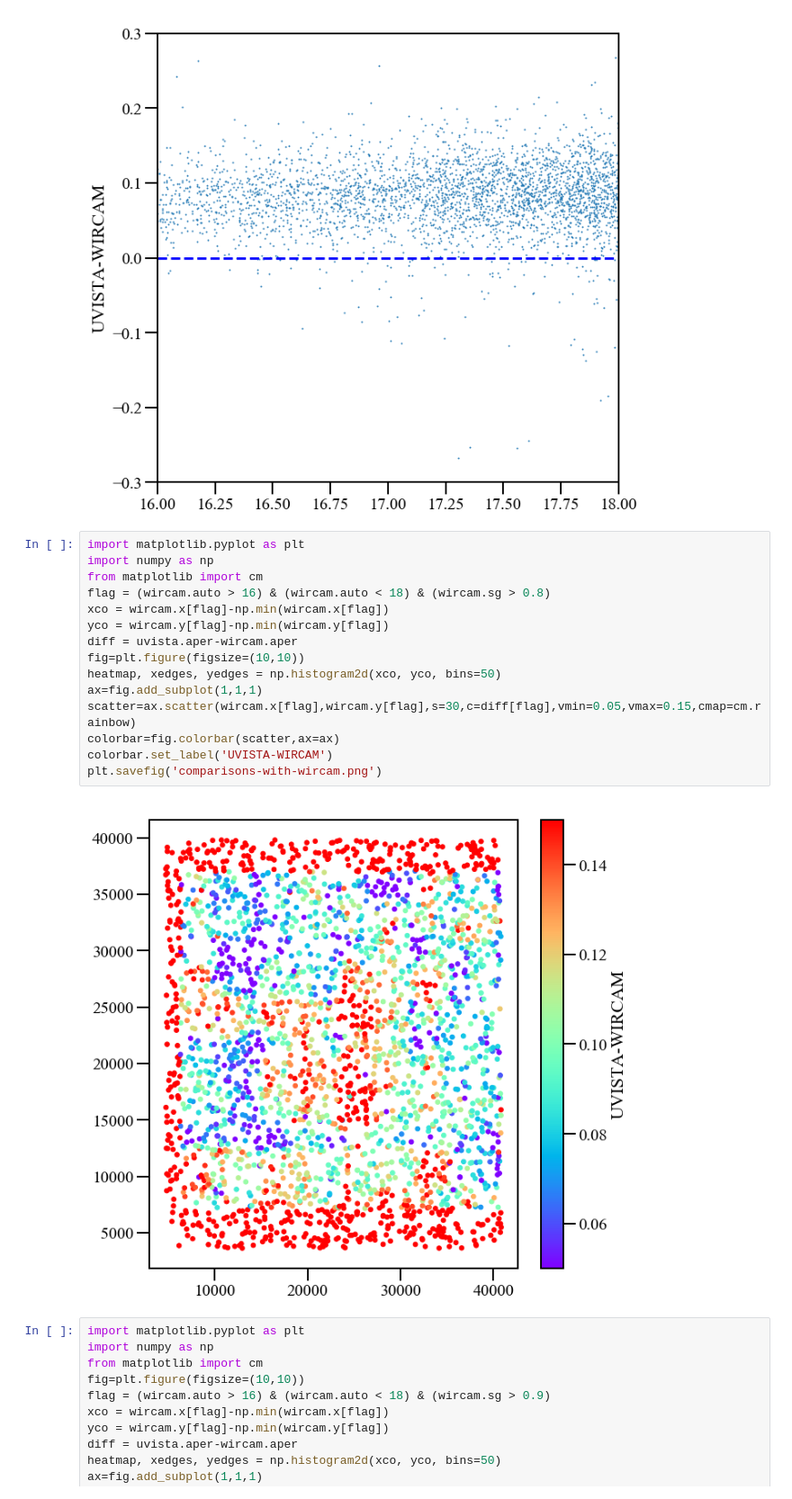
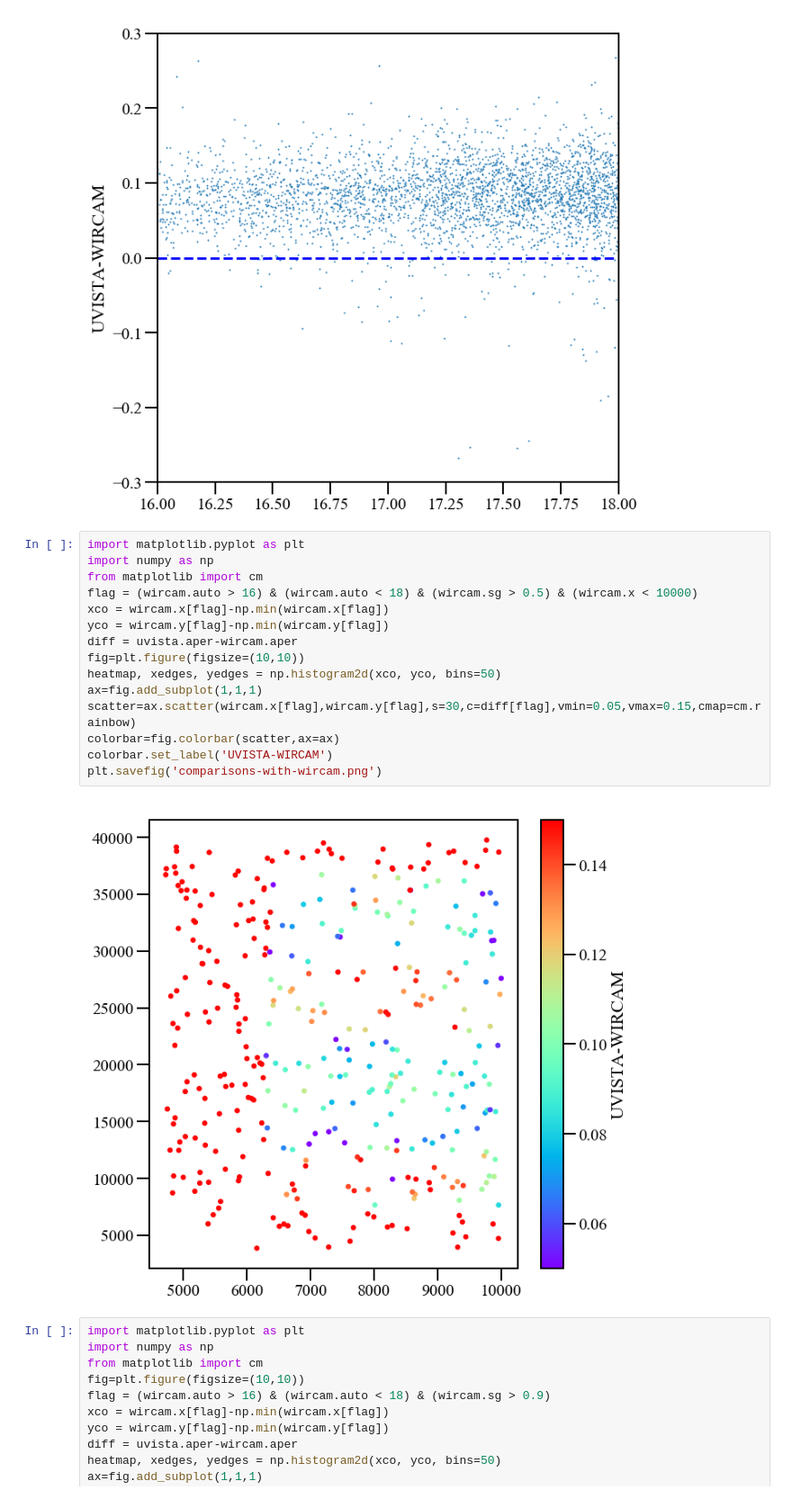
Before and after one commit to hjmcc/UVISTA, a Jupyter notebook: DR4-ultravista.ipynb, the cells around one changed output. Shown at 90% size. Drawn from its saved outputs; the diff is of its cells as text.

```diff
--- a/DR4-ultravista.ipynb
+++ b/DR4-ultravista.ipynb
@@ -73,20 +73,20 @@ plt.savefig('test.pdf')
 # %%
 import matplotlib.pyplot as plt
 import numpy as np
 from matplotlib import cm
-flag = (wircam.auto > 16) & (wircam.auto < 18) & (wircam.sg > 0.8)
+flag = (wircam.auto > 16) & (wircam.auto < 18) & (wircam.sg > 0.5) & (wircam.x < 10000)
 xco = wircam.x[flag]-np.min(wircam.x[flag])
 yco = wircam.y[flag]-np.min(wircam.y[flag])
 diff = uvista.aper-wircam.aper
 fig=plt.figure(figsize=(10,10))
 heatmap, xedges, yedges = np.histogram2d(xco, yco, bins=50)
 ax=fig.add_subplot(1,1,1)
 scatter=ax.scatter(wircam.x[flag],wircam.y[flag],s=30,c=diff[flag],vmin=0.05,vmax=0.15,cmap=cm.rainbow)
 colorbar=fig.colorbar(scatter,ax=ax)
 colorbar.set_label('UVISTA-WIRCAM')
 plt.savefig('comparisons-with-wircam.png')
 # %% [output]
-[figure, old version]
+[figure, new version]
 # %%
 import matplotlib.pyplot as plt
 import numpy as np
```
Also changed, not shown: parts of 2 cells of this notebook.
